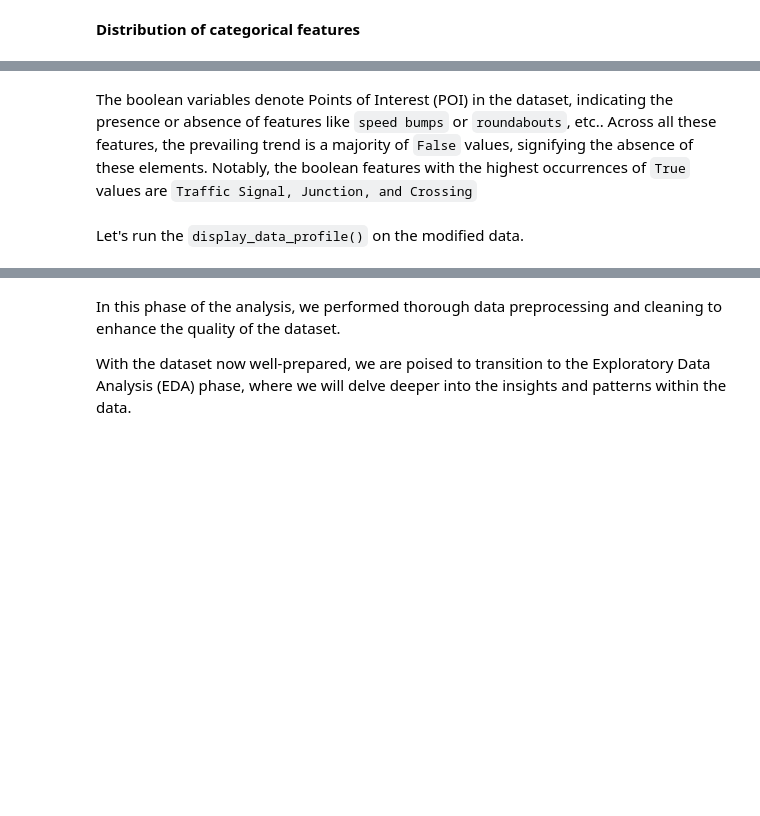
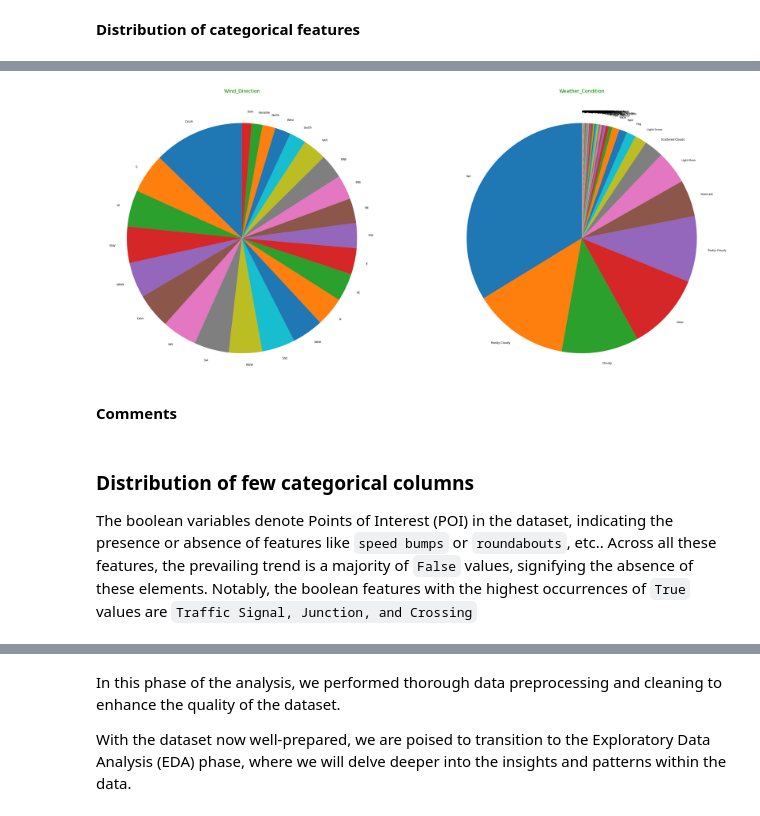
Before and after one commit to knightstark7/FinalProject-P4DS, a Jupyter notebook: USAccident.ipynb, the cells around one changed output, grey strips where cells are left out. Drawn from its saved outputs; the diff is of its cells as text; code cells hidden in the pictures; blank space fills up the shorter version.

Commit message:
update categorical columns distribution

```diff
--- a/USAccident.ipynb
+++ b/USAccident.ipynb
@@ -397,0 +400,3 @@ In summary, considering the data is from the USA, the descriptive statistics sti
+# %%
+# get categorical columns data
+categorical_df = df.select_dtypes(include=['bool', 'object'])
@@ -398,2 +405,4 @@ In summary, considering the data is from the USA, the descriptive statistics sti
+# %%
+categorical_df.drop(columns=['Street', 'City', 'County', 'State', 'Zipcode'], inplace=True)
 # %% [markdown]
 **Distribution of categorical features**
@@ -414,0 +409,11 @@ plt.show()
+# %%
+def num_vals_dist(col):
+    vals, counts = np.unique(col, return_counts=True)
+    num_diff_vals = len(vals)
+    distributions = dict(zip(vals, counts))
+    return num_diff_vals, distributions
+
+categorical_profile = categorical_df.apply(num_vals_dist, axis=0)
+
+categorical_profile.index = ["num_diff_vals", "distribution"]
+categorical_profile
@@ -415,4 +427,23 @@ plt.show()
+# %%
+cate_profile = categorical_profile.loc[:, ['Wind_Direction', 'Weather_Condition']]
+n = len(cate_profile.columns)
+num_cols = 2
+num_rows = (n + num_cols - 1) // num_cols # in case the num_rows is not divisible by num_cols
+fig, axes = plt.subplots(nrows=num_rows, ncols=num_cols, figsize=(35, 15), sharex=True, sharey=True)
+
+for i in range(n):
+    ax = axes[i]
+    distribution = cate_profile.iloc[1, i]
+    dist_sorted = dict(sorted(distribution.items(), key=lambda x:x[1], reverse=True)) # sort the dict to view easier
+    ax.pie(x=list(dist_sorted.values()), labels=list(dist_sorted.keys()), startangle=90)
+    ax.set_title(cate_profile.columns[i], color='green', size='xx-large')
+
+fig.tight_layout()
+# %% [output]
+[figure, added]
+# %% [markdown]
+**Comments**
 # %% [markdown]
+### Distribution of few categorical columns
+
 The boolean variables denote Points of Interest (POI) in the dataset, indicating the presence or absence of features like `speed bumps` or `roundabouts`, etc.. Across all these features, the prevailing trend is a majority of `False` values, signifying the absence of these elements. Notably, the boolean features with the highest occurrences of `True` values are `Traffic Signal, Junction, and Crossing`
-# %% [markdown]
-Let's run the `display_data_profile()` on the modified data.
```
Also changed, not shown: parts of 20 cells of this notebook.
